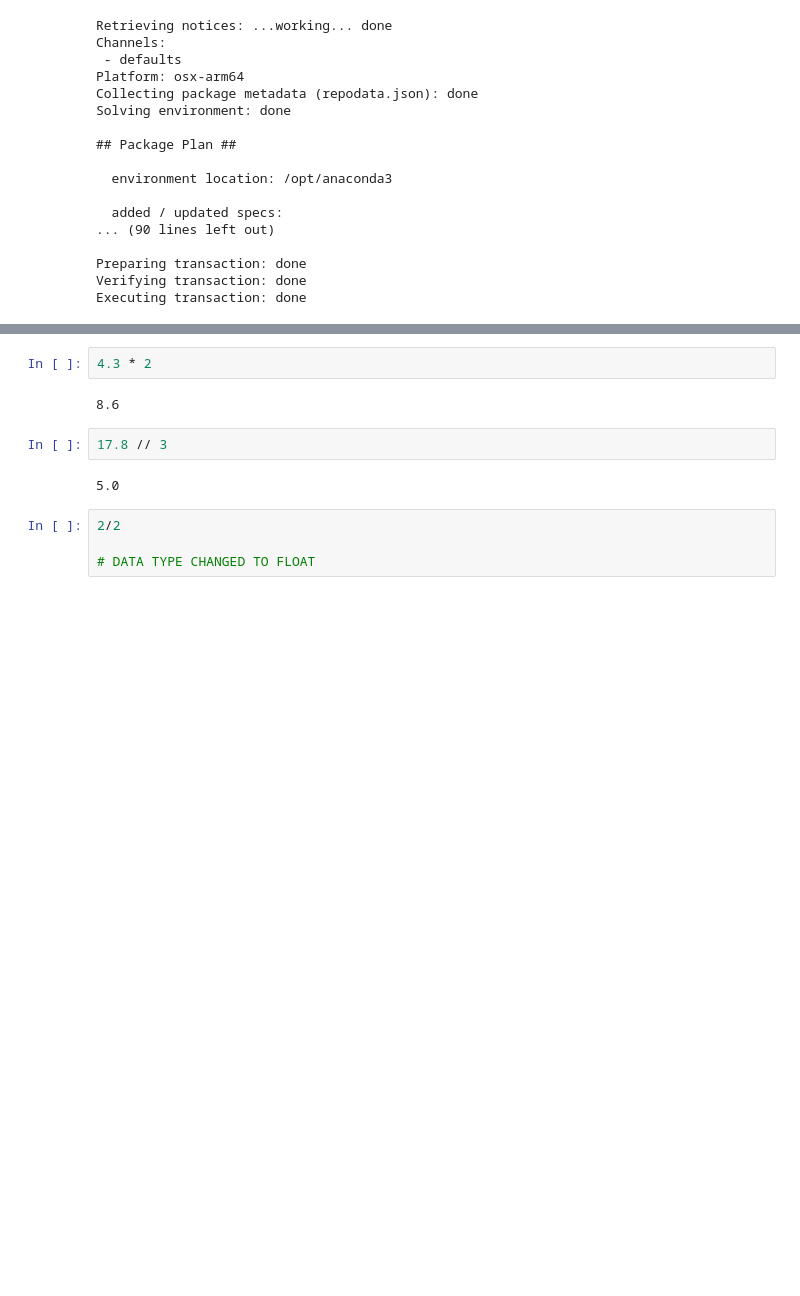
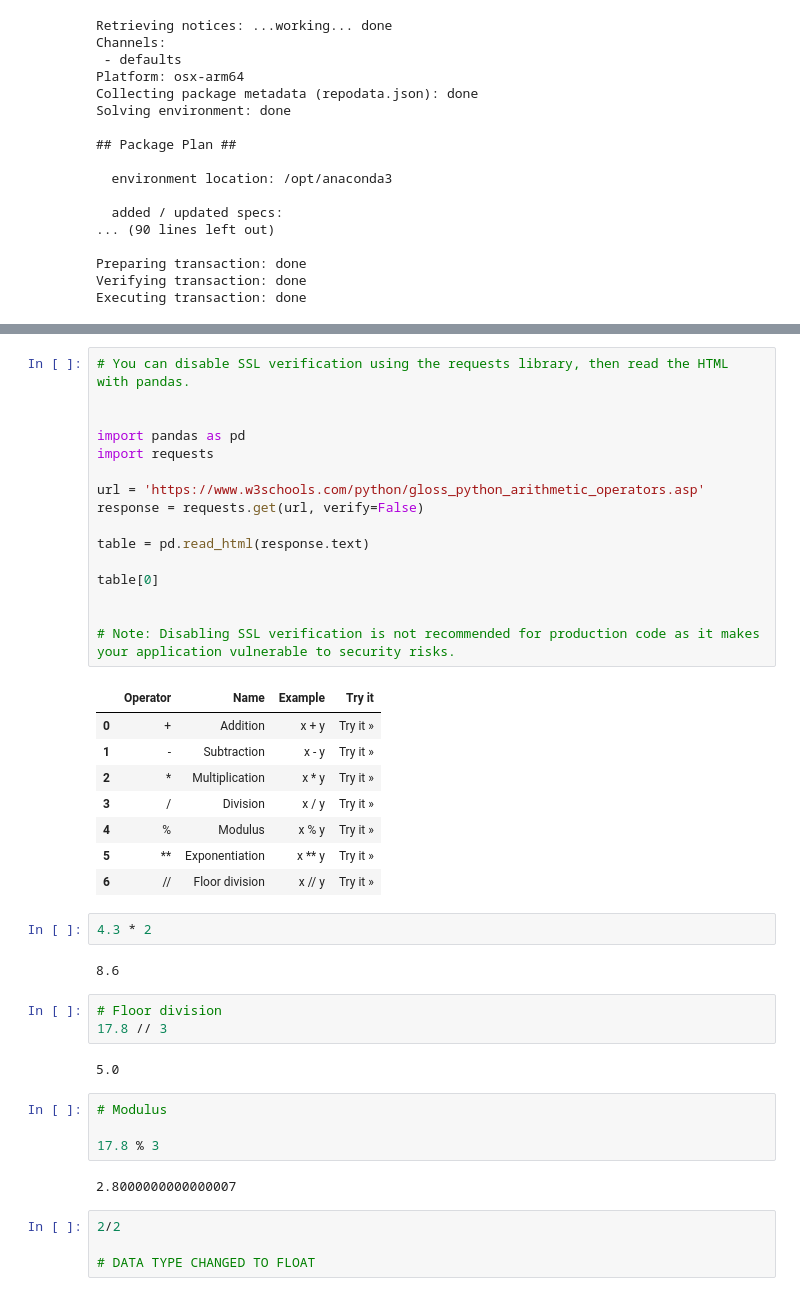
Before and after one commit to ChWasam/Cloud-Applied-Generative-AI-Engineering-Complete-Guide, a Jupyter notebook: python-language/python_core_concepts/python_core_concepts/03_(operators)/operators.ipynb, the cells around one changed output, grey strips where cells are left out. Saved outputs shown, nothing was run; the diff lists cells and outputs as text; blank space fills up the shorter version.

```diff
--- a/python-language/python_core_concepts/python_core_concepts/03_(operators)/operators.ipynb
+++ b/python-language/python_core_concepts/python_core_concepts/03_(operators)/operators.ipynb
@@ -55,14 +55,46 @@ table = pd.read_html('https://www.w3schools.com/python/gloss_python_arithmetic_o
 table[0]
 # %% [output]
 URLError: <urlopen error [SSL: CERTIFICATE_VERIFY_FAILED] certificate verify failed: unable to get local issuer certificate (_ssl.c:1000)>
+# %%
+# You can disable SSL verification using the requests library, then read the HTML with pandas.
+
+
+import pandas as pd
+import requests
+
+url = 'https://www.w3schools.com/python/gloss_python_arithmetic_operators.asp'
+response = requests.get(url, verify=False)
+
+table = pd.read_html(response.text)
+
+table[0]
+
+
+# Note: Disabling SSL verification is not recommended for production code as it makes your application vulnerable to security risks.
+# %% [output]
+|  | Operator | Name | Example | Try it |
+| 0 | + | Addition | x + y | Try it » |
+| 1 | - | Subtraction | x - y | Try it » |
+| 2 | * | Multiplication | x * y | Try it » |
+| 3 | / | Division | x / y | Try it » |
+| 4 | % | Modulus | x % y | Try it » |
+| 5 | ** | Exponentiation | x ** y | Try it » |
+| 6 | // | Floor division | x // y | Try it » |
 # %%
 4.3 * 2
 # %% [output]
 8.6
+# %%
+# Floor division
+17.8 // 3
+# %% [output]
+5.0
 # %%
-17.8 // 3
+# Modulus
+
+17.8 % 3
 # %% [output]
-5.0
+2.8000000000000007
 # %%
 2/2
 
```
Also changed, not shown: parts of 9 cells of this notebook.
